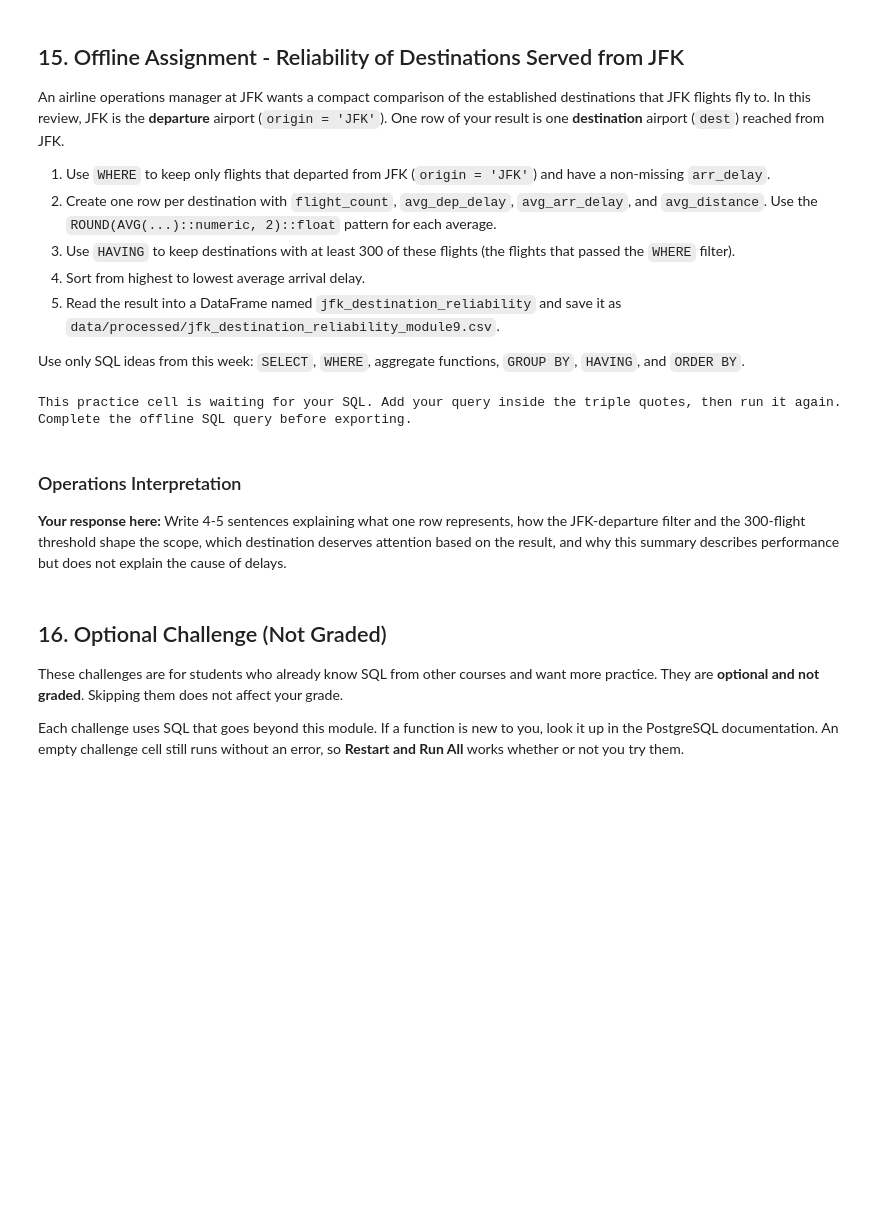
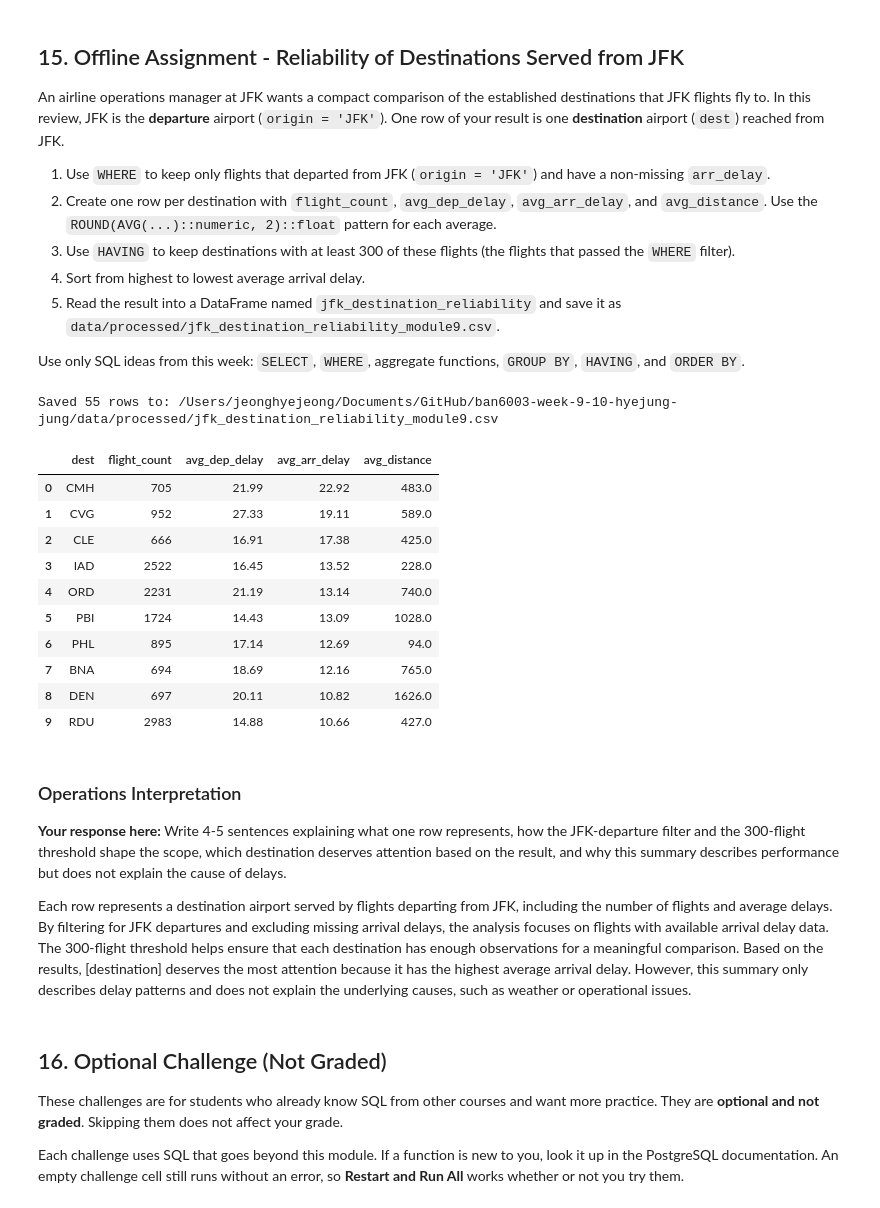
Before and after one commit to Jade-Jung/ban6003-week-9-10-hyejung-jung, a Jupyter notebook: notebooks/module9_neon_sql_fundamentals_guided_lab.ipynb, the cells around one changed output. Drawn from its saved outputs; the diff is of its cells as text; code cells hidden in the pictures; blank space fills up the shorter version.

```diff
--- a/notebooks/module9_neon_sql_fundamentals_guided_lab.ipynb
+++ b/notebooks/module9_neon_sql_fundamentals_guided_lab.ipynb
@@ -941,32 +952,55 @@ Use only SQL ideas from this week: `SELECT`, `WHERE`, aggregate functions, `GROU
 # %%
 # Offline Assignment - write and run your SQL query here.
 # Suggested SQL order:
 # SELECT dest plus COUNT(*) and the three rounded AVG() expressions
 # FROM flights
 # WHERE origin = 'JFK' and arr_delay IS NOT NULL
 # GROUP BY dest
 # HAVING COUNT(*) >= 300
 # ORDER BY the average arrival-delay alias DESC
 query = """
-
+SELECT
+    dest,
+    COUNT(*) AS flight_count,
+    ROUND(AVG(dep_delay)::numeric, 2)::float AS avg_dep_delay,
+    ROUND(AVG(arr_delay)::numeric, 2)::float AS avg_arr_delay,
+    ROUND(AVG(distance)::numeric, 2)::float AS avg_distance
+FROM flights
+WHERE origin = 'JFK'
+  AND arr_delay IS NOT NULL
+GROUP BY dest
+HAVING COUNT(*) >= 300
+ORDER BY avg_arr_delay DESC;
 """
 
 jfk_destination_reliability = run_query(query, engine)
 
 if jfk_destination_reliability.empty:
     print("Complete the offline SQL query before exporting.")
 else:
     offline_output_path = output_dir / "jfk_destination_reliability_module9.csv"
     jfk_destination_reliability.to_csv(offline_output_path, index=False)
     print(f"Saved {len(jfk_destination_reliability)} rows to: {offline_output_path}")
     display(jfk_destination_reliability.head(10))
 # %% [output]
-This practice cell is waiting for your SQL. Add your query inside the triple quotes, then run it again.
-Complete the offline SQL query before exporting.
+Saved 55 rows to: /Users/jeonghyejeong/Documents/GitHub/ban6003-week-9-10-hyejung-jung/data/processed/jfk_destination_reliability_module9.csv
+|  | dest | flight_count | avg_dep_delay | avg_arr_delay | avg_distance |
+| 0 | CMH | 705 | 21.99 | 22.92 | 483.0 |
+| 1 | CVG | 952 | 27.33 | 19.11 | 589.0 |
+| 2 | CLE | 666 | 16.91 | 17.38 | 425.0 |
+| 3 | IAD | 2522 | 16.45 | 13.52 | 228.0 |
+| 4 | ORD | 2231 | 21.19 | 13.14 | 740.0 |
+| 5 | PBI | 1724 | 14.43 | 13.09 | 1028.0 |
+| 6 | PHL | 895 | 17.14 | 12.69 | 94.0 |
+| 7 | BNA | 694 | 18.69 | 12.16 | 765.0 |
+| 8 | DEN | 697 | 20.11 | 10.82 | 1626.0 |
+| 9 | RDU | 2983 | 14.88 | 10.66 | 427.0 |
 # %% [markdown]
 ### Operations Interpretation
 
 **Your response here:** Write 4-5 sentences explaining what one row represents, how the JFK-departure filter and the 300-flight threshold shape the scope, which destination deserves attention based on the result, and why this summary describes performance but does not explain the cause of delays.
+
+Each row represents a destination airport served by flights departing from JFK, including the number of flights and average delays. By filtering for JFK departures and excluding missing arrival delays, the analysis focuses on flights with available arrival delay data. The 300-flight threshold helps ensure that each destination has enough observations for a meaningful comparison. Based on the results, [destination] deserves the most attention because it has the highest average arrival delay. However, this summary only describes delay patterns and does not explain the underlying causes, such as weather or operational issues.
 # %% [markdown]
 ## 16. Optional Challenge (Not Graded)
 
```
Also changed, not shown: parts of 2 cells of this notebook, 1 other file.
